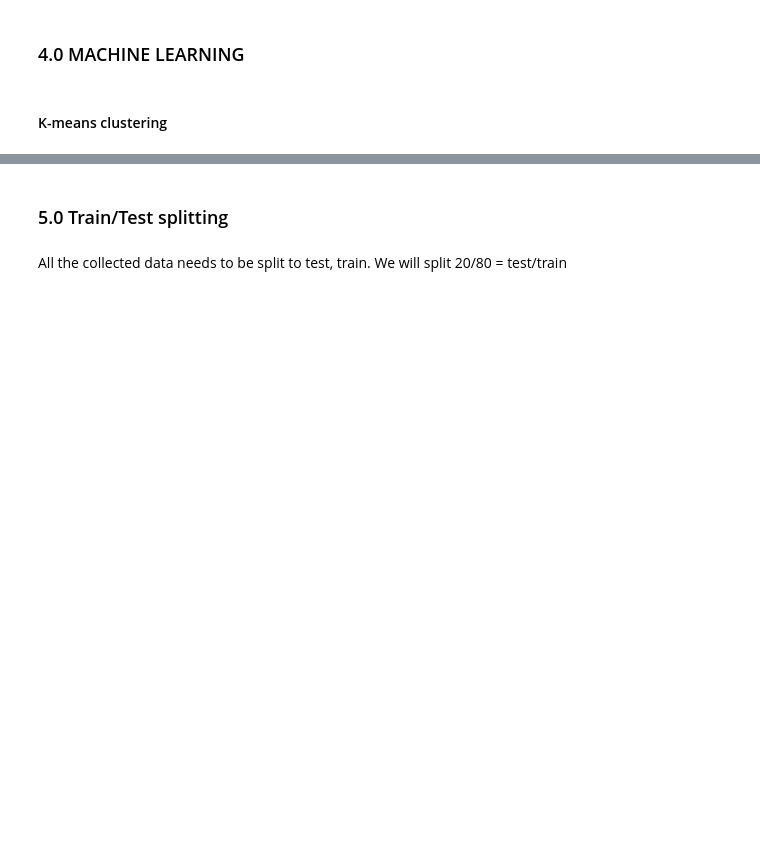
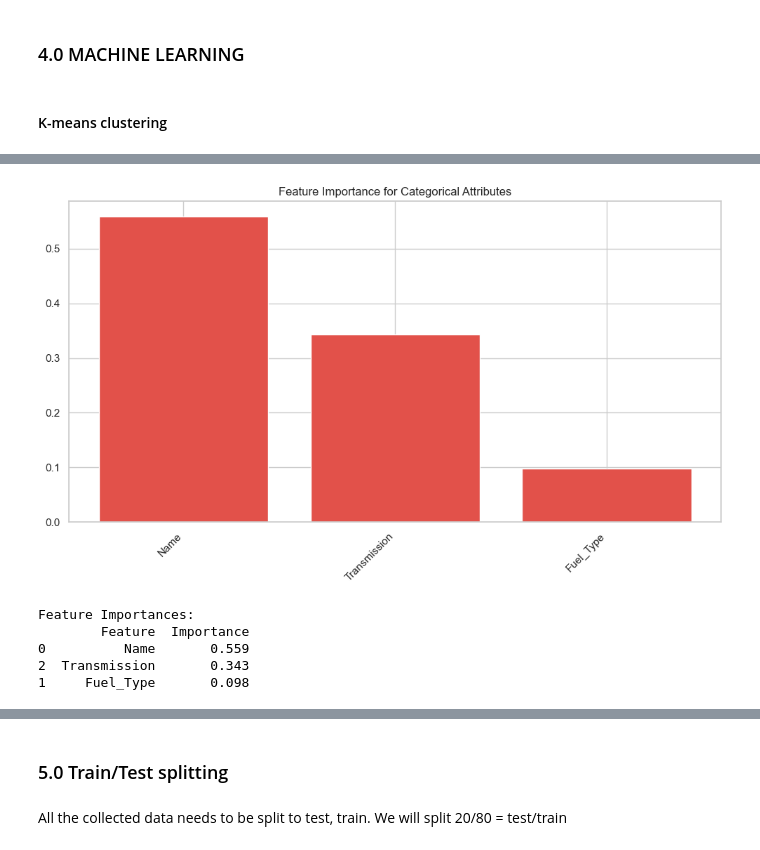
Before and after one commit to Alp-0zturk/SCPP_Project, a Jupyter notebook: main.ipynb, the cells around one changed output, grey strips where cells are left out. Cells and saved outputs as stored; diff of their text form; code cells hidden in the pictures; blank space fills up the shorter version.

```diff
--- a/main.ipynb
+++ b/main.ipynb
@@ -456,0 +295,51 @@ Price range: $650.00 - $155,000.00
+# %%
+# Load the data
+df = pd.read_csv('dataset-cleaned-normalized.csv')
+
+# Select only categorical features
+#categorical_features = ['year', 'manufacturer', 'model', 'fuel', 'title_status', 'transmission', 'drive', 'size', 'type', 'paint_color']
+categorical_features = ['Name','Fuel_Type','Transmission']
+#numerical_features = ['Year', 'Mileage','Engine','Power','Seats']
+# Create X (features) and y (target)
+X = df[categorical_features]
+y = df['Price_usd']
+
+# Convert categorical variables to numerical using Label Encoding
+label_encoders = {}
+X_encoded = X.copy()
+for column in categorical_features:
+    label_encoders[column] = LabelEncoder()
+    X_encoded[column] = label_encoders[column].fit_transform(X[column])
+
+# Split the data
+X_train, X_test, y_train, y_test = train_test_split(X_encoded, y, test_size=0.2, random_state=42)
+
+# Train Random Forest model
+rf_model = RandomForestRegressor(n_estimators=100, random_state=42)
+rf_model.fit(X_train, y_train)
+
+# Calculate and display feature importances
+importances = pd.DataFrame({
+    'Feature': categorical_features,
+    'Importance': rf_model.feature_importances_
+})
+importances = importances.sort_values('Importance', ascending=False)
+
+# Plot feature importances
+plt.figure(figsize=(10, 6))
+plt.bar(importances['Feature'], importances['Importance'])
+plt.xticks(rotation=45, ha='right')
+plt.title('Feature Importance for Categorical Attributes')
+plt.tight_layout()
+plt.show()
+
+# Print feature importances
+print("\nFeature Importances:")
+print(importances)
+# %% [output]
+[figure, added]
+Feature Importances:
+        Feature  Importance
+0          Name       0.559
+2  Transmission       0.343
+1     Fuel_Type       0.098
```
Also changed, not shown: parts of 19 cells of this notebook, 9 other files.
